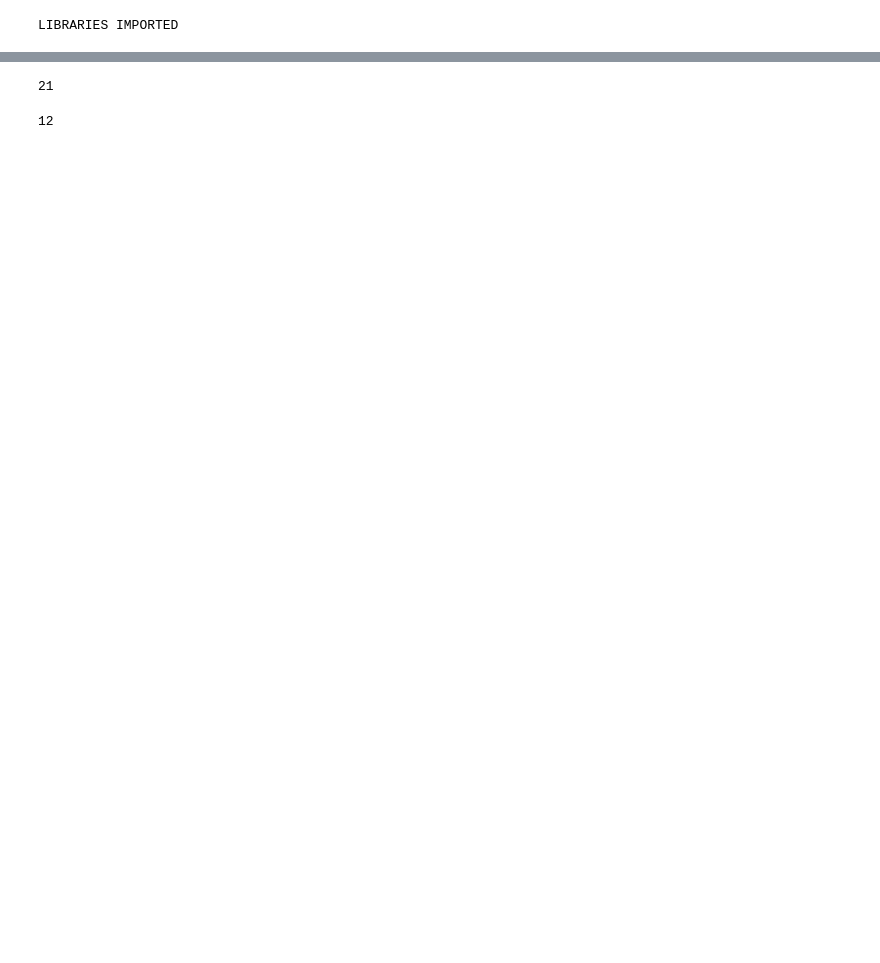
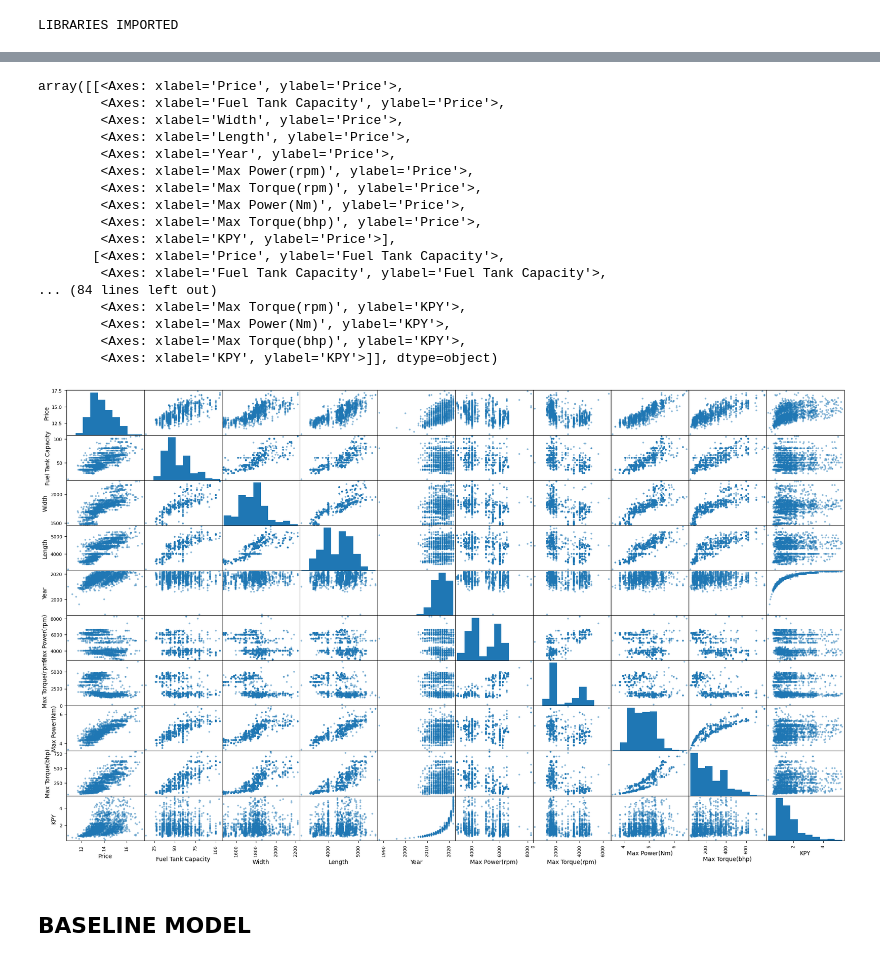
Before and after one commit to semingrai/Hands-on-ML-, a Jupyter notebook: CHp1-2/ex7.ipynb, the cells around one changed output, grey strips where cells are left out. Cells and saved outputs as stored; diff of their text form; code cells hidden in the pictures; blank space fills up the shorter version.

```diff
--- a/CHp1-2/ex7.ipynb
+++ b/CHp1-2/ex7.ipynb
@@ -178,3 +155,4 @@ dtype: int64
 # %%
 data["Price"] = np.log(data["Price"])
-data["Kilometer"] = np.log(data["Kilometer"])
+data["Kilometer"] = np.log1p(data["Kilometer"])
+data["Max Power(Nm)"] = np.log(data["Max Power(Nm)"])
@@ -180,0 +177,4 @@ data["Kilometer"] = np.log(data["Kilometer"])
+# %%
+data["Volume"] = data["Length"] * data["Width"] * data["Height"]
+data["KPY"] = data["Kilometer"]/(2024-data["Year"])
+len(data)
@@ -181,3 +203,27 @@ data["Kilometer"] = np.log(data["Kilometer"])
+# %%
+feat =  ['Price', 'Fuel Tank Capacity', 'Width', 'Length', 'Year', 'Max Power(rpm)', 'Max Torque(rpm)', 'Max Power(Nm)', 'Max Torque(bhp)', 'KPY']
+scatter_matrix(data[feat], figsize=(24,14))
+# %% [output]
+array([[<Axes: xlabel='Price', ylabel='Price'>,
+        <Axes: xlabel='Fuel Tank Capacity', ylabel='Price'>,
+        <Axes: xlabel='Width', ylabel='Price'>,
+        <Axes: xlabel='Length', ylabel='Price'>,
+        <Axes: xlabel='Year', ylabel='Price'>,
+        <Axes: xlabel='Max Power(rpm)', ylabel='Price'>,
+        <Axes: xlabel='Max Torque(rpm)', ylabel='Price'>,
+        <Axes: xlabel='Max Power(Nm)', ylabel='Price'>,
+        <Axes: xlabel='Max Torque(bhp)', ylabel='Price'>,
+        <Axes: xlabel='KPY', ylabel='Price'>],
+       [<Axes: xlabel='Price', ylabel='Fuel Tank Capacity'>,
+        <Axes: xlabel='Fuel Tank Capacity', ylabel='Fuel Tank Capacity'>,
+... (84 lines left out)
+        <Axes: xlabel='Max Torque(rpm)', ylabel='KPY'>,
+        <Axes: xlabel='Max Power(Nm)', ylabel='KPY'>,
+        <Axes: xlabel='Max Torque(bhp)', ylabel='KPY'>,
+        <Axes: xlabel='KPY', ylabel='KPY'>]], dtype=object)
+[figure, added]
+# %% [markdown]
+## BASELINE MODEL ##
 # %%
 data["Price_cat"] = pd.qcut(data['Price'], q=4, labels=[1,2,3,4])
 train_set, test_set = train_test_split(data, train_size=0.8, test_size=0.2, random_state=42, stratify=data["Price_cat"])
@@ -187,8 +229,0 @@ numerical_cols = train_set.select_dtypes(include=['int64', 'float64']).columns.t
-# %%
-len(data.columns)
-# %% [output]
-21
-# %%
-len(categorical_cols)
-# %% [output]
-12
```
Also changed, not shown: parts of 35 cells of this notebook.
